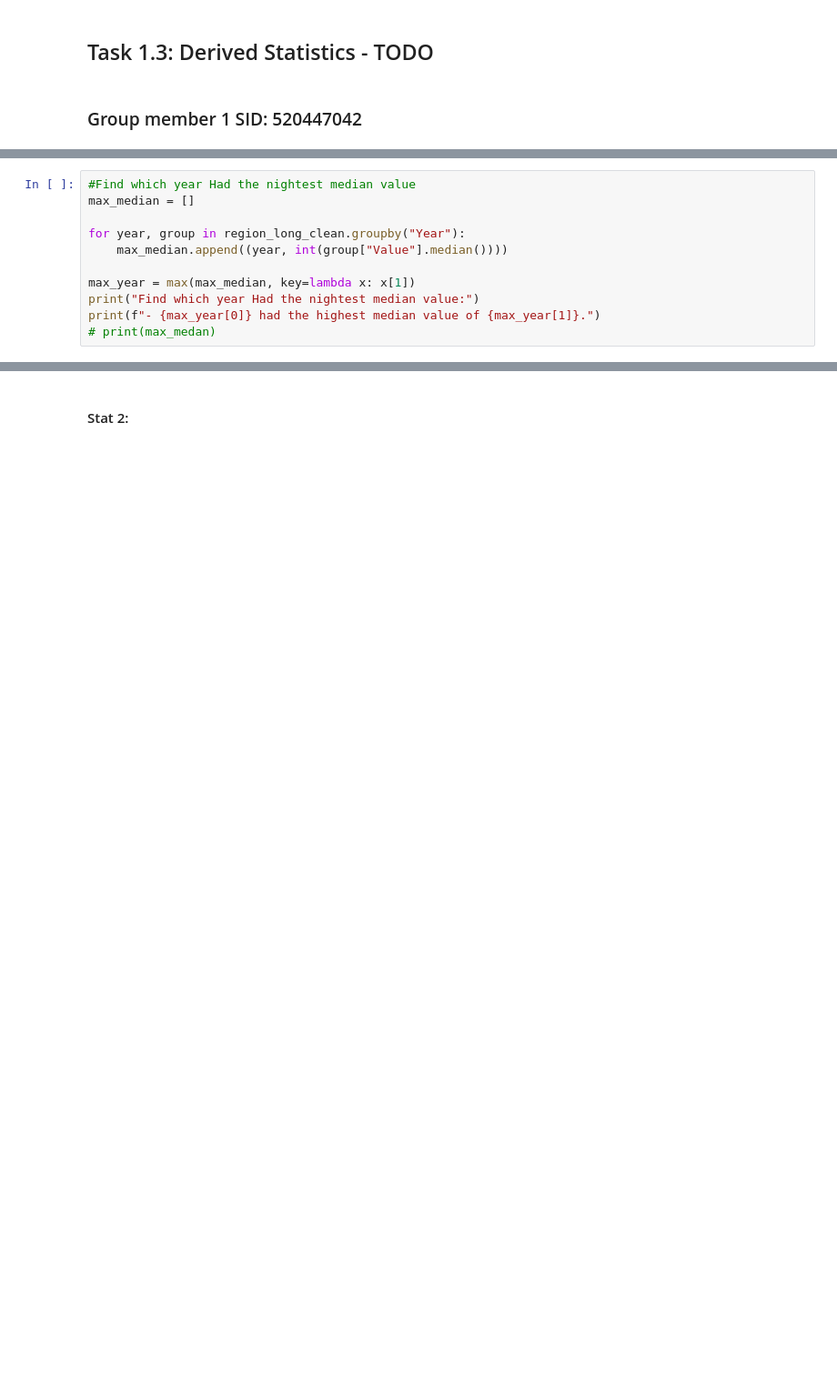
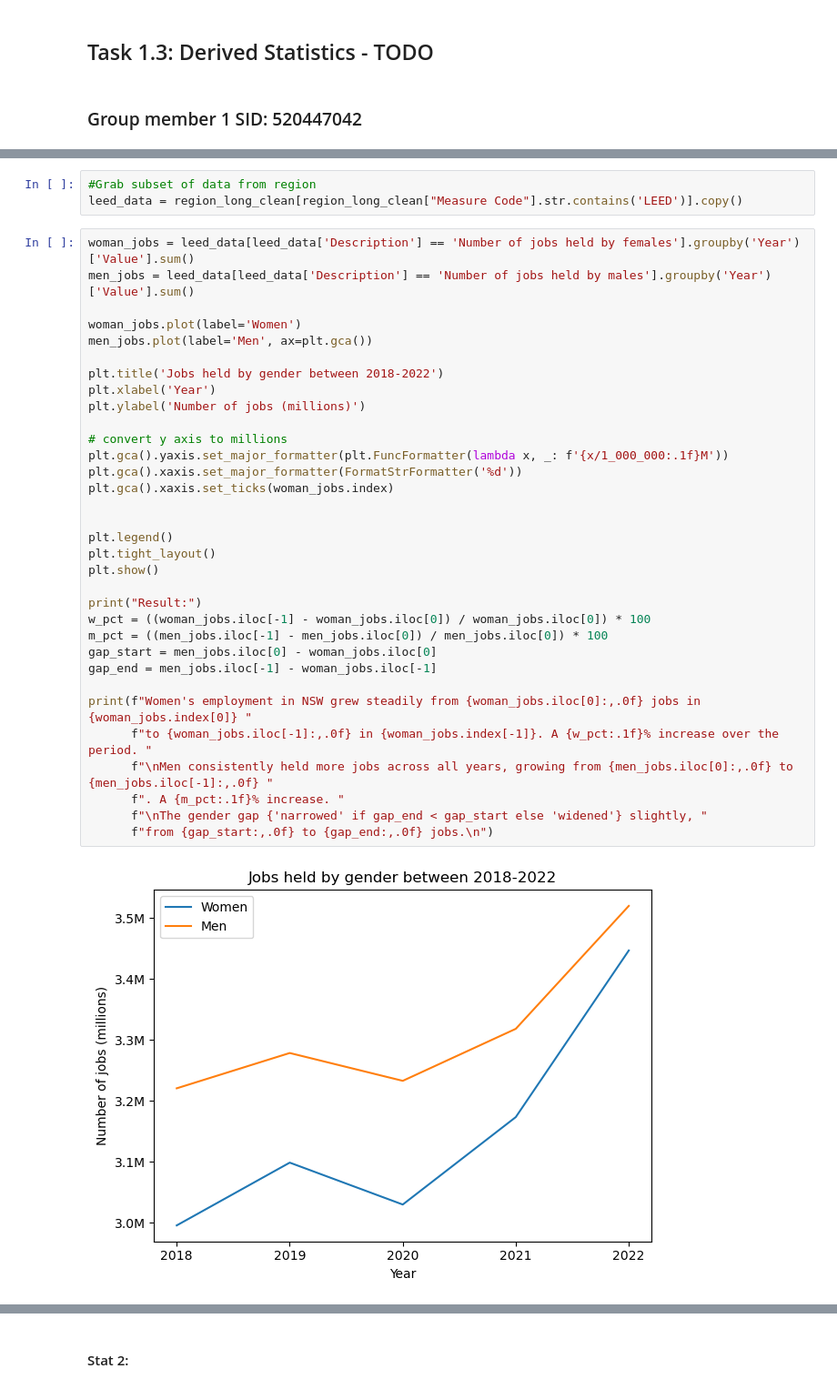
Before and after one commit to Rven66/DATA2001-Assignment_1, a Jupyter notebook: DATA2001-Assignment_1.ipynb, the cells around one changed output, grey strips where cells are left out. Shown at 91% size. Cells and saved outputs as stored; diff of their text form; blank space fills up the shorter version.

```diff
--- a/DATA2001-Assignment_1.ipynb
+++ b/DATA2001-Assignment_1.ipynb
@@ -168,12 +208,38 @@ region_long_clean.groupby("Year")["Value"].describe()
+# %%
+#Grab subset of data from region
+leed_data = region_long_clean[region_long_clean["Measure Code"].str.contains('LEED')].copy()
 # %%
-#Find which year Had the nightest median value
-max_median = []
+woman_jobs = leed_data[leed_data['Description'] == 'Number of jobs held by females'].groupby('Year')['Value'].sum()
+men_jobs = leed_data[leed_data['Description'] == 'Number of jobs held by males'].groupby('Year')['Value'].sum()
 
-for year, group in region_long_clean.groupby("Year"):
-    max_median.append((year, int(group["Value"].median())))
+woman_jobs.plot(label='Women')
+men_jobs.plot(label='Men', ax=plt.gca())
 
-max_year = max(max_median, key=lambda x: x[1])
-print("Find which year Had the nightest median value:")
-print(f"- {max_year[0]} had the highest median value of {max_year[1]}.")
-# print(max_medan)
+plt.title('Jobs held by gender between 2018-2022')
+plt.xlabel('Year')
+plt.ylabel('Number of jobs (millions)')
+
+# convert y axis to millions
+plt.gca().yaxis.set_major_formatter(plt.FuncFormatter(lambda x, _: f'{x/1_000_000:.1f}M'))
+plt.gca().xaxis.set_major_formatter(FormatStrFormatter('%d'))
+plt.gca().xaxis.set_ticks(woman_jobs.index)
+
+
+plt.legend()
+plt.tight_layout()
+plt.show()
+
+print("Result:")
+w_pct = ((woman_jobs.iloc[-1] - woman_jobs.iloc[0]) / woman_jobs.iloc[0]) * 100
+m_pct = ((men_jobs.iloc[-1] - men_jobs.iloc[0]) / men_jobs.iloc[0]) * 100
+gap_start = men_jobs.iloc[0] - woman_jobs.iloc[0]
+gap_end = men_jobs.iloc[-1] - woman_jobs.iloc[-1]
+
+print(f"Women's employment in NSW grew steadily from {woman_jobs.iloc[0]:,.0f} jobs in {woman_jobs.index[0]} "
+      f"to {woman_jobs.iloc[-1]:,.0f} in {woman_jobs.index[-1]}. A {w_pct:.1f}% increase over the period. "
+      f"\nMen consistently held more jobs across all years, growing from {men_jobs.iloc[0]:,.0f} to {men_jobs.iloc[-1]:,.0f} "
+      f". A {m_pct:.1f}% increase. "
+      f"\nThe gender gap {'narrowed' if gap_end < gap_start else 'widened'} slightly, "
+      f"from {gap_start:,.0f} to {gap_end:,.0f} jobs.\n")
 # %% [output]
+[figure, added]
```
Also changed, not shown: parts of 19 cells of this notebook.
